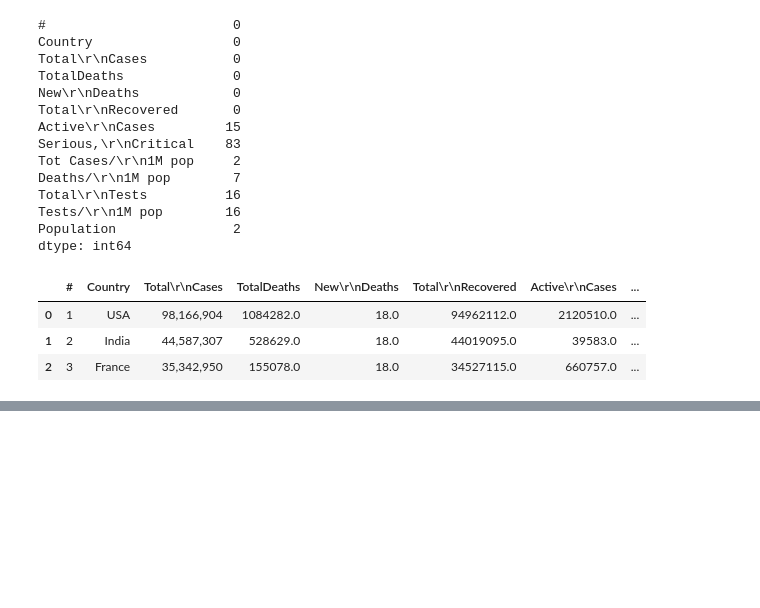
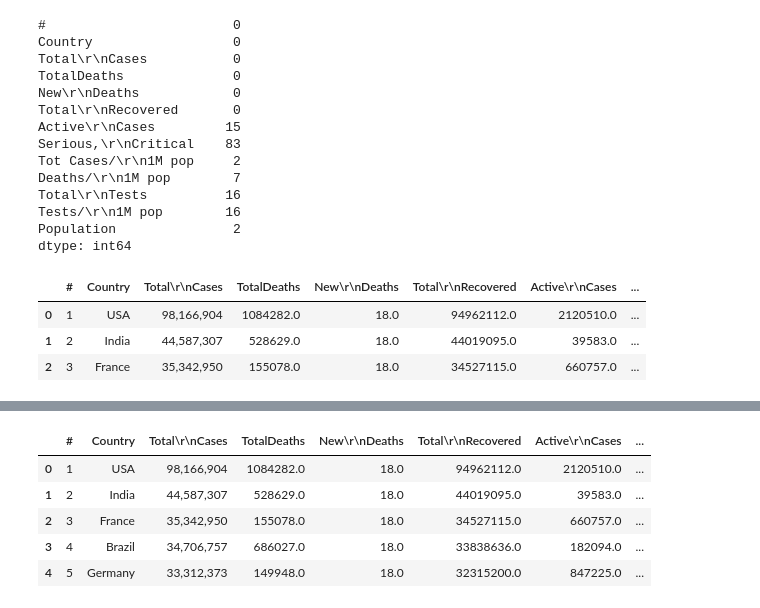
Before and after one commit to tom1236908745/covid-19, a Jupyter notebook: Untitled.ipynb, the cells around one changed output, grey strips where cells are left out. Cells and saved outputs as stored; diff of their text form; code cells hidden in the pictures; blank space fills up the shorter version.

```diff
--- a/Untitled.ipynb
+++ b/Untitled.ipynb
@@ -646,0 +655,9 @@ dtype: int64
+# %%
+train.head(5)
+# %% [output]
+|  | # | Country | Total\r\nCases | TotalDeaths | New\r\nDeaths | Total\r\nRecovered | Active\r\nCases | ... |
+| 0 | 1 | USA | 98,166,904 | 1084282.0 | 18.0 | 94962112.0 | 2120510.0 | ... |
+| 1 | 2 | India | 44,587,307 | 528629.0 | 18.0 | 44019095.0 | 39583.0 | ... |
+| 2 | 3 | France | 35,342,950 | 155078.0 | 18.0 | 34527115.0 | 660757.0 | ... |
+| 3 | 4 | Brazil | 34,706,757 | 686027.0 | 18.0 | 33838636.0 | 182094.0 | ... |
+| 4 | 5 | Germany | 33,312,373 | 149948.0 | 18.0 | 32315200.0 | 847225.0 | ... |
```
Also changed, not shown: parts of 3 cells of this notebook.
